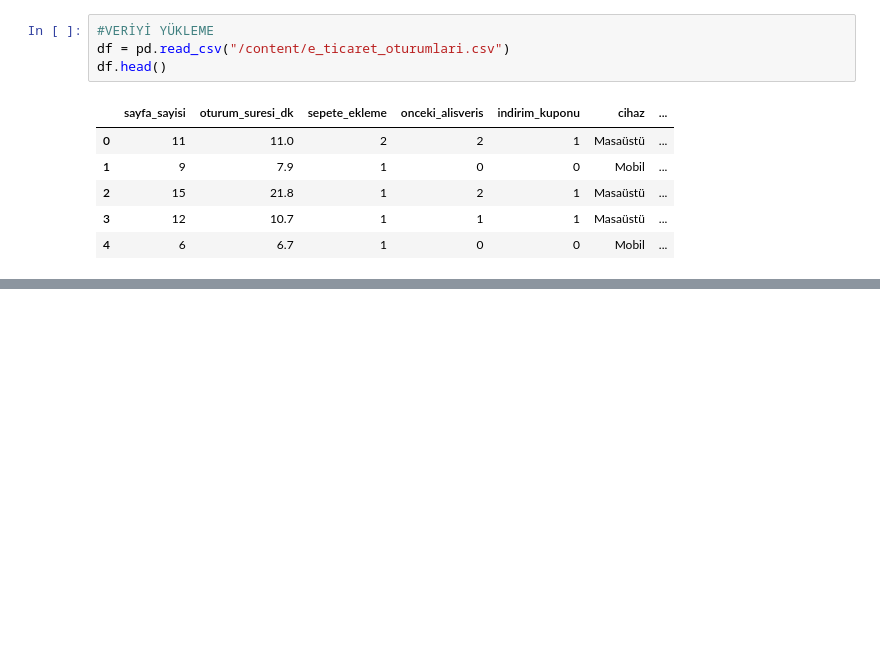
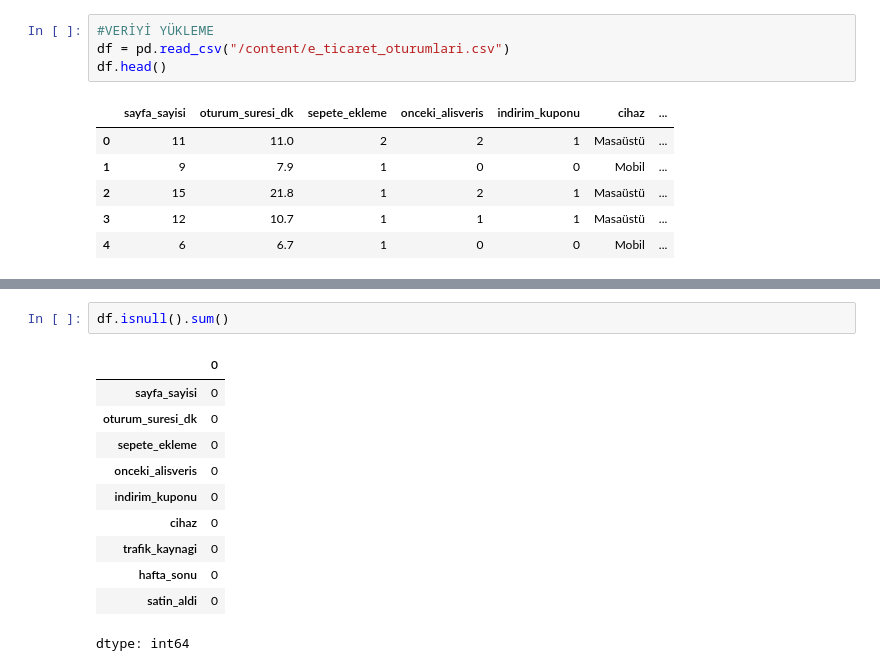
Before and after one commit to europecodingschool/ECS---VB---YZ---08.26, a Jupyter notebook: VB_YZ_Ders_21_.ipynb, the cells around one changed output, grey strips where cells are left out. Saved outputs shown, nothing was run; the diff lists cells and outputs as text; blank space fills up the shorter version.

```diff
--- a/VB_YZ_Ders_21_.ipynb
+++ b/VB_YZ_Ders_21_.ipynb
@@ -46,0 +83,14 @@ df.head()
+# %%
+df.isnull().sum()
+# %% [output]
+|  | 0 |
+| sayfa_sayisi | 0 |
+| oturum_suresi_dk | 0 |
+| sepete_ekleme | 0 |
+| onceki_alisveris | 0 |
+| indirim_kuponu | 0 |
+| cihaz | 0 |
+| trafik_kaynagi | 0 |
+| hafta_sonu | 0 |
+| satin_aldi | 0 |
+dtype: int64
```
Also changed, not shown: parts of 14 cells of this notebook.
